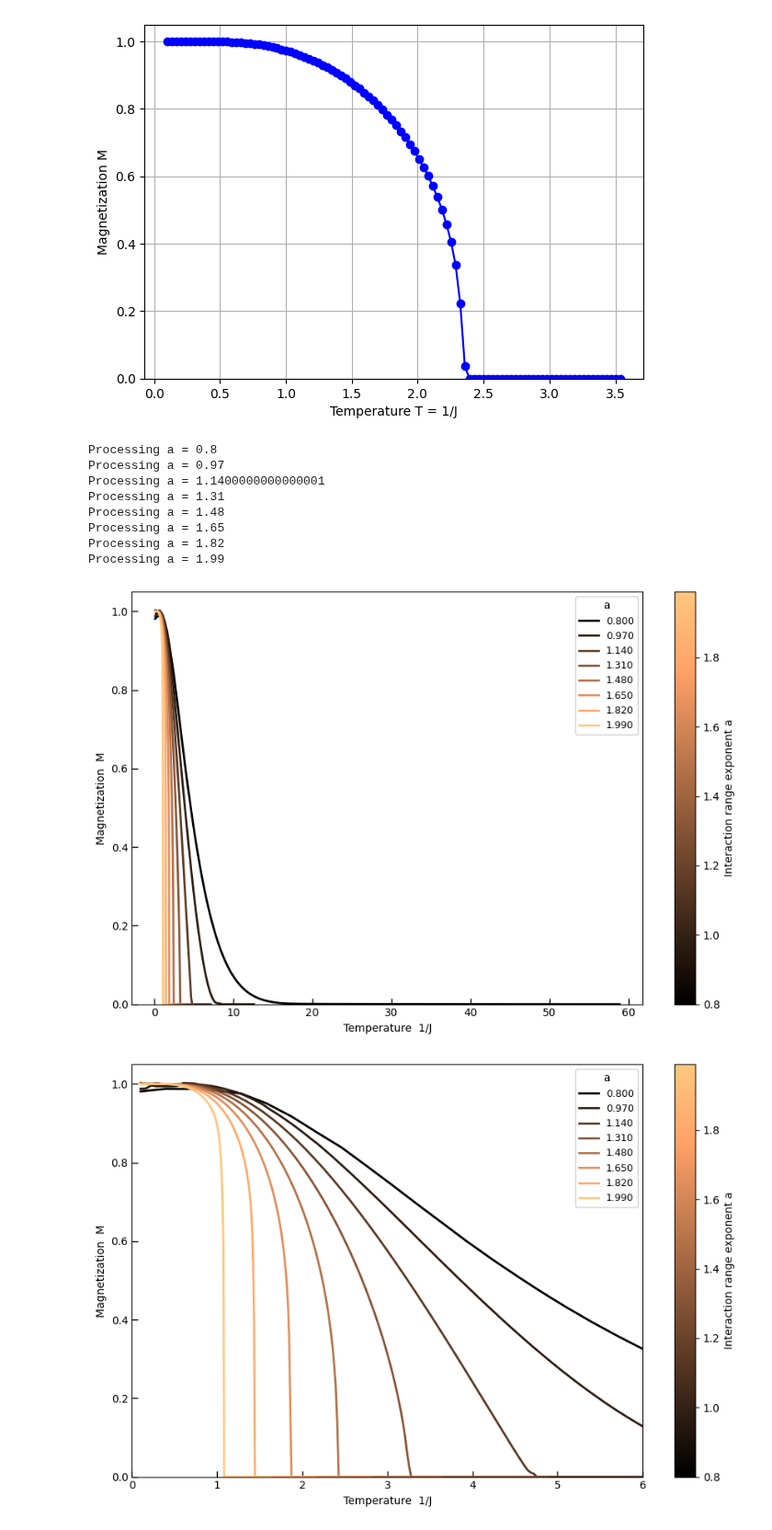
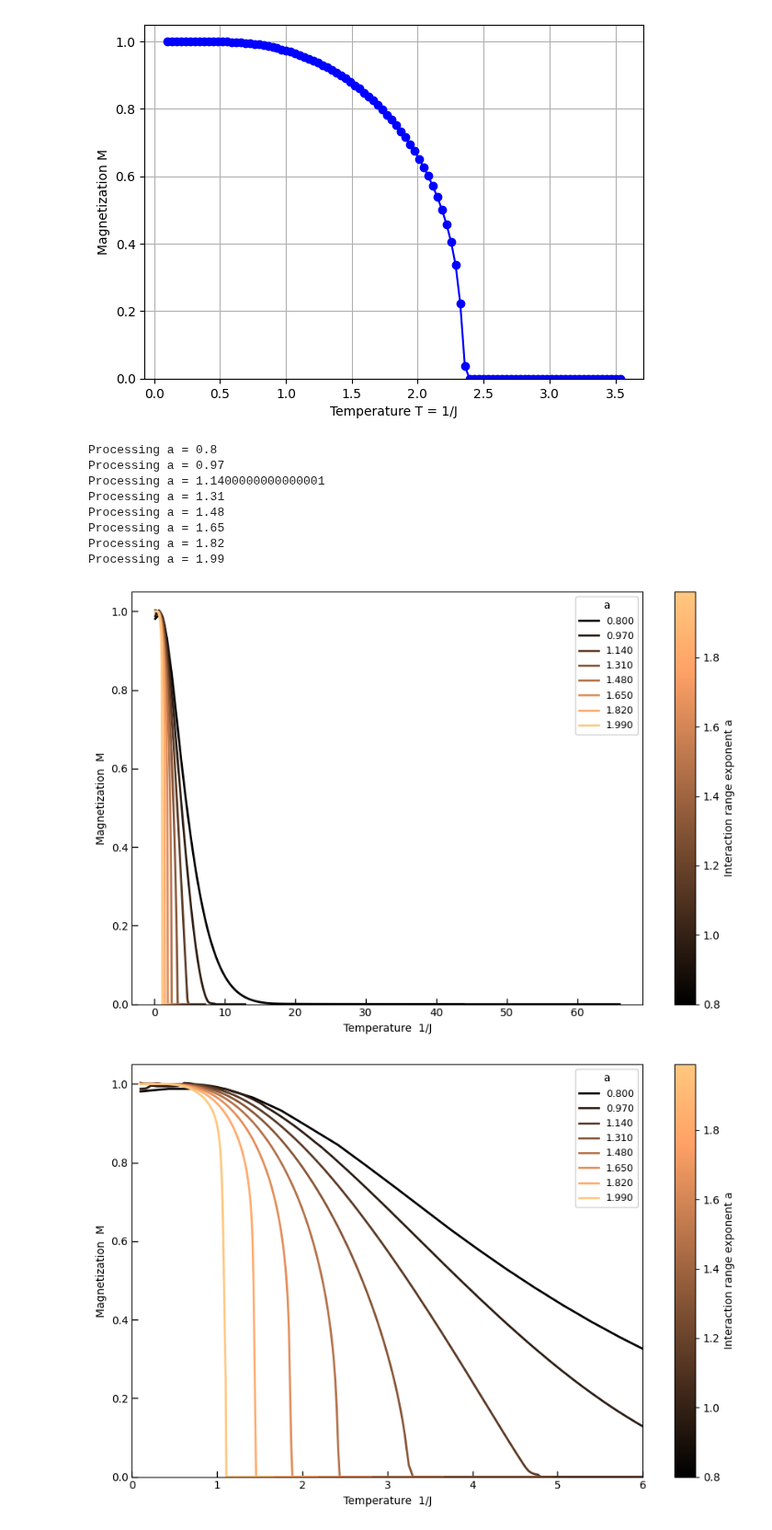
Before and after one commit to erbilcanartun/long-range-ising-chain, a Jupyter notebook: notebooks/new_foundation-numba.ipynb, the cells around one changed output. Shown at 92% size. Saved outputs shown, nothing was run; the diff lists cells and outputs as text; code cells hidden in the pictures.

```diff
--- a/notebooks/new_foundation-numba.ipynb
+++ b/notebooks/new_foundation-numba.ipynb
@@ -335,7 +335,7 @@ for a in a_values:
     Jc = find_Jc(
         a=a,
         Jlow=1e-2, Jhigh=1e2,
-        max_steps=10,
+        max_steps=8,
         max_dist_final=6,
         tol=1e-6,
         growth_threshold=1e4,
@@ -357,35 +357,34 @@ for a in a_values:
 
 # Plot
 fig, ax = plt.subplots(figsize=(9, 6))
 cmap = cm.copper
 norm = plt.Normalize(a_values.min(), a_values.max())
 
 for a, tuples_a in zip(a_values, data_by_a):
     T_arr = np.array([x[0] for x in tuples_a])
     M_arr = np.array([x[1] for x in tuples_a])
     ax.plot(T_arr, M_arr, label=f"{a:.3f}", color=cmap(norm(a)), linewidth=2)
 
-# --- Colorbar ---
 sm = plt.cm.ScalarMappable(cmap=cmap, norm=norm)
 fig.colorbar(sm, ax=ax, label='Interaction range exponent a')
 ax.set_xlabel('Temperature  1/J')
 ax.set_ylabel('Magnetization  M')
 #ax.set_xlim(0, 3)
 ax.set_ylim(0, 1.05)
 ax.legend(title='a', loc='upper right', fontsize=9, framealpha=.9)
 ax.tick_params(axis='both', which='major', direction='in', width=1, length=6)
 plt.tight_layout()
 plt.show()
 # %% [output]
 Processing a = 0.8
 Processing a = 0.97
 Processing a = 1.1400000000000001
 Processing a = 1.31
 Processing a = 1.48
 Processing a = 1.65
 Processing a = 1.82
 Processing a = 1.99
-[figure, old version]
+[figure, new version]
 # %%
 # Plot
 fig, ax = plt.subplots(figsize=(9, 6))
```
Also changed, not shown: parts of 1 cell of this notebook, 1 other file.
